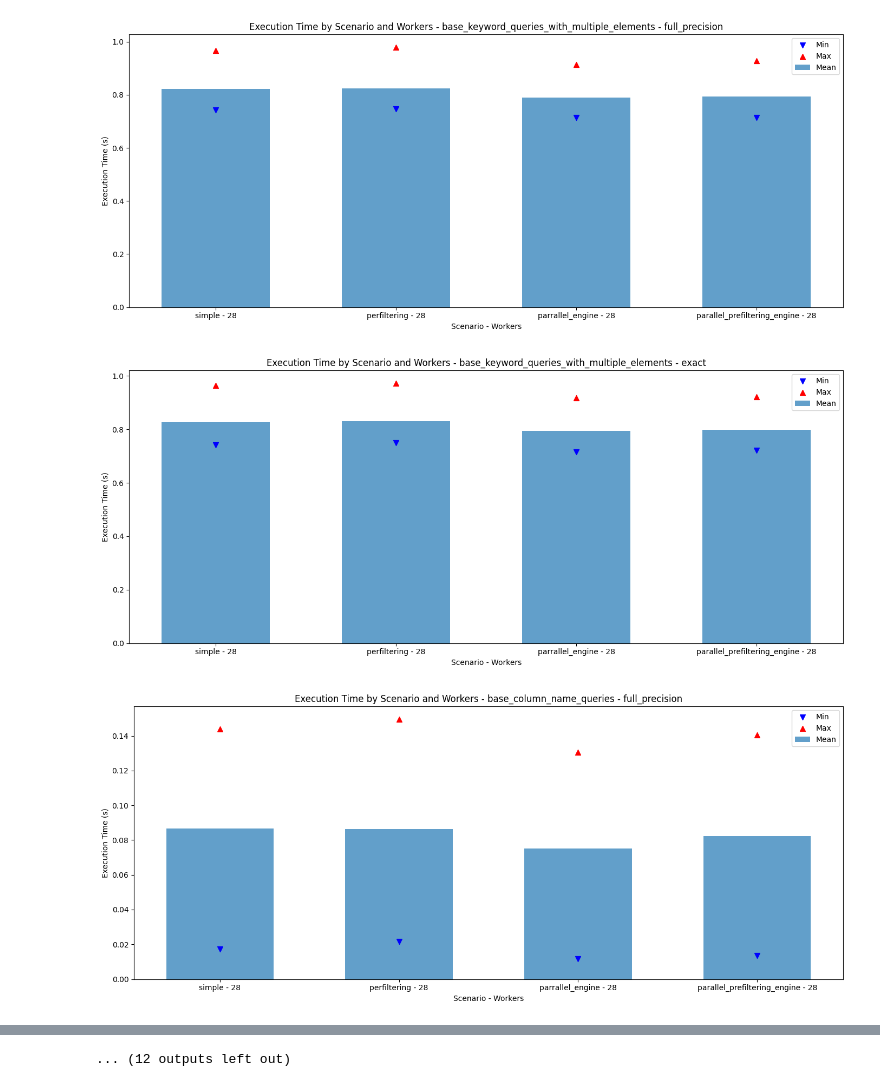
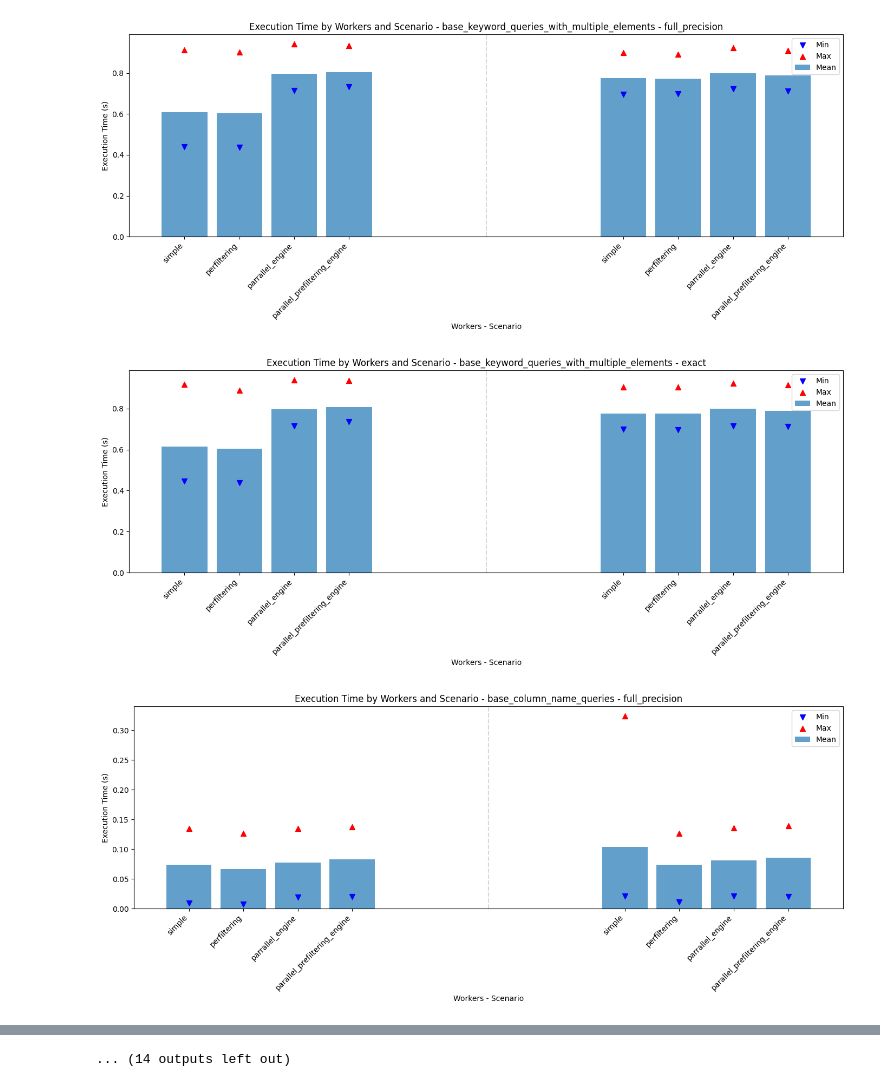
Before and after one commit to leonardgeissler/fainder-demo, a Jupyter notebook: analysis/performance_tests/analysis_with_num_workers.ipynb, the cells around one changed output, grey strips where cells are left out. Cells and saved outputs as stored; diff of their text form; code cells hidden in the pictures.

```diff
--- a/analysis/performance_tests/analysis_with_num_workers.ipynb
+++ b/analysis/performance_tests/analysis_with_num_workers.ipynb
@@ -132,18 +132,20 @@ plt.plot(
 )
 # Plot base percentile queries
 num_workers = base_percentile_queries["fainder_max_workers"].unique()
+i = 1
 for num_worker in num_workers:
     percentile_queries = base_percentile_queries[base_percentile_queries["fainder_max_workers"] == num_worker].reset_index(drop=True)
     fainder_modes = percentile_queries["fainder_mode"].unique()
-    for i, fainder_mode in enumerate(fainder_modes):
+    for fainder_mode in fainder_modes:
         mode_queries = percentile_queries[percentile_queries["fainder_mode"] == fainder_mode].reset_index(drop=True)
         plt.plot(
             mode_queries.index,
             mode_queries["execution_time"],
             label=f"Percentile Queries ({fainder_mode}, {num_worker} workers)",
-            color=colors[i + 1],
+            color=colors[i % len(colors)],
             marker="o",
         )
+        i += 1
 plt.xticks()
 plt.legend()
 plt.tight_layout()
@@ -171,7 +173,6 @@ for fainder_mode in df_latest["fainder_mode"].unique():
 
     # Prepare labels
     labels = [f"{scenario} - {workers}" for scenario, workers in groups]
-    labels.reverse()
     # Collect data for plotting
     min_times = []
     max_times = []
@@ -185,6 +186,8 @@ for fainder_mode in df_latest["fainder_mode"].unique():
         max_times.append(execution_times.max())
         mean_times.append(execution_times.mean())
 
+    # Reverse the order of min, max, and mean times to match the reversed labels
+
     # Create bars for mean values
     plt.bar(x_positions, mean_times, width=0.6, alpha=0.7, label='Mean')
 
@@ -210,27 +213,45 @@ for category in categories:
         df_fainder_mode = df_category[df_category["fainder_mode"] == fainder_mode]
 
         plt.figure(figsize=(14, 6))
-        plt.title(f"Execution Time by Scenario and Workers - {category} - {fainder_mode}")
-        plt.xlabel("Scenario - Workers")
+        plt.title(f"Execution Time by Workers and Scenario - {category} - {fainder_mode}")
+        plt.xlabel("Workers - Scenario")
         plt.ylabel("Execution Time (s)")
 
-        # Group by both scenario and fainder_max_workers
-        grouped_data = df_fainder_mode.groupby(['scenario', 'fainder_max_workers'])
+        # Group first by workers then by scenario
+        grouped_data = df_fainder_mode.groupby(['fainder_max_workers', 'scenario'])
 
-        # Set up positions for bar groups
+        # Get unique workers and scenarios
+        unique_workers = sorted(df_fainder_mode['fainder_max_workers'].unique())
+        unique_scenarios = df_fainder_mode['scenario'].unique()
+
+        # Set up positions for bar groups with smaller separation between same workers
         groups = list(grouped_data.groups.keys())
-        x_positions = np.arange(len(groups))
+
+        # Create a dictionary to map (worker, scenario) to x position
+        x_pos_map = {}
+        current_x = 0
+
+        for worker in unique_workers:
+            # Create positions for this worker's scenarios with small gaps between them
+            scenario_positions = [current_x + i*0.3 for i in range(len(unique_scenarios))]
+            for i, scenario in enumerate(unique_scenarios):
+                x_pos_map[(worker, scenario)] = scenario_positions[i]
+
+            # Add larger gap between different worker groups
+            current_x = scenario_positions[-1] + 1.5
+
+        # Get x positions for each group
+        x_positions = [x_pos_map[(worker, scenario)] for worker, scenario in groups]
 
         # Prepare labels
-        labels = [f"{scenario} - {workers}" for scenario, workers in groups]
-        labels.reverse()
+        labels = [f"{workers} - {scenario}" for workers, scenario in groups]
 
         # Collect data for plotting
         min_times = []
         max_times = []
         mean_times = []
 
-        for (scenario, workers), group in grouped_data:
+        for (workers, scenario), group in grouped_data:
             execution_times = group["execution_time"]
 
             # Calculate statistics
@@ -239,15 +260,28 @@ for category in categories:
             mean_times.append(execution_times.mean())
 
         # Create bars for mean values
-        plt.bar(x_positions, mean_times, width=0.6, alpha=0.7, label='Mean')
+        plt.bar(x_positions, mean_times, width=0.25, alpha=0.7, label='Mean')
 
         # Add markers for min and max
         plt.scatter(x_positions, min_times, marker='v', color='blue', s=50, label='Min')
         plt.scatter(x_positions, max_times, marker='^', color='red', s=50, label='Max')
 
-        # Set the x-tick labels to scenario-workers names
-        plt.xticks(x_positions, labels)
+        # Add vertical lines to separate worker groups
+        current_line_x = -0.5
+        for worker in unique_workers[:-1]:  # Don't add line after last worker
+            current_line_x = x_pos_map[(worker, unique_scenarios[-1])] + 0.75
+            plt.axvline(x=current_line_x, color='gray', linestyle='--', alpha=0.3)
+
+        # Add worker labels centered for each group
+        for worker in unique_workers:
+            first_x = x_pos_map[(worker, unique_scenarios[0])]
+            last_x = x_pos_map[(worker, unique_scenarios[-1])]
+            center_x = (first_x + last_x) / 2
+
+        # Set the x-tick labels to scenario names (not workers)
+        plt.xticks(x_positions, [scenario for _, scenario in groups], rotation=45, ha='right')
+
         plt.legend()
         plt.tight_layout()
-        plt.savefig(f"figures/analysis/{category}_{fainder_mode}_by_workers.png")
+        plt.savefig(f"figures/analysis/{category}_{fainder_mode}_by_workers_scenario.png")
 # %% [output]
@@ -256,3 +290,3 @@ for category in categories:
-[figure, old version]
+[figure, new version]
-[figure, old version]
+[figure, new version]
-[figure, old version]
+[figure, new version]
@@ -266 +300 @@ for category in categories:
-... (12 outputs left out)
+... (14 outputs left out)
```
Also changed, not shown: parts of 5 cells of this notebook, 1 other file.
